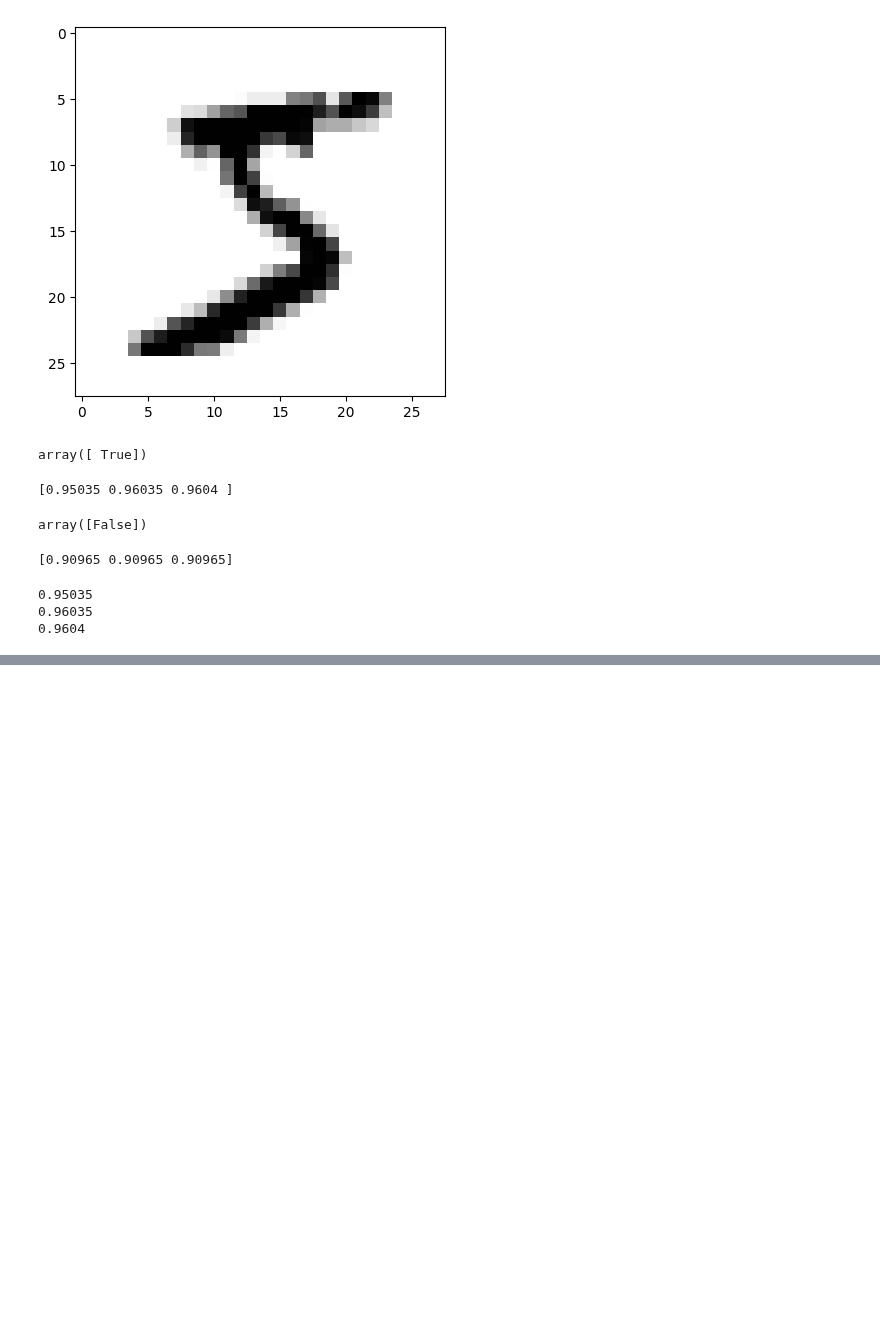
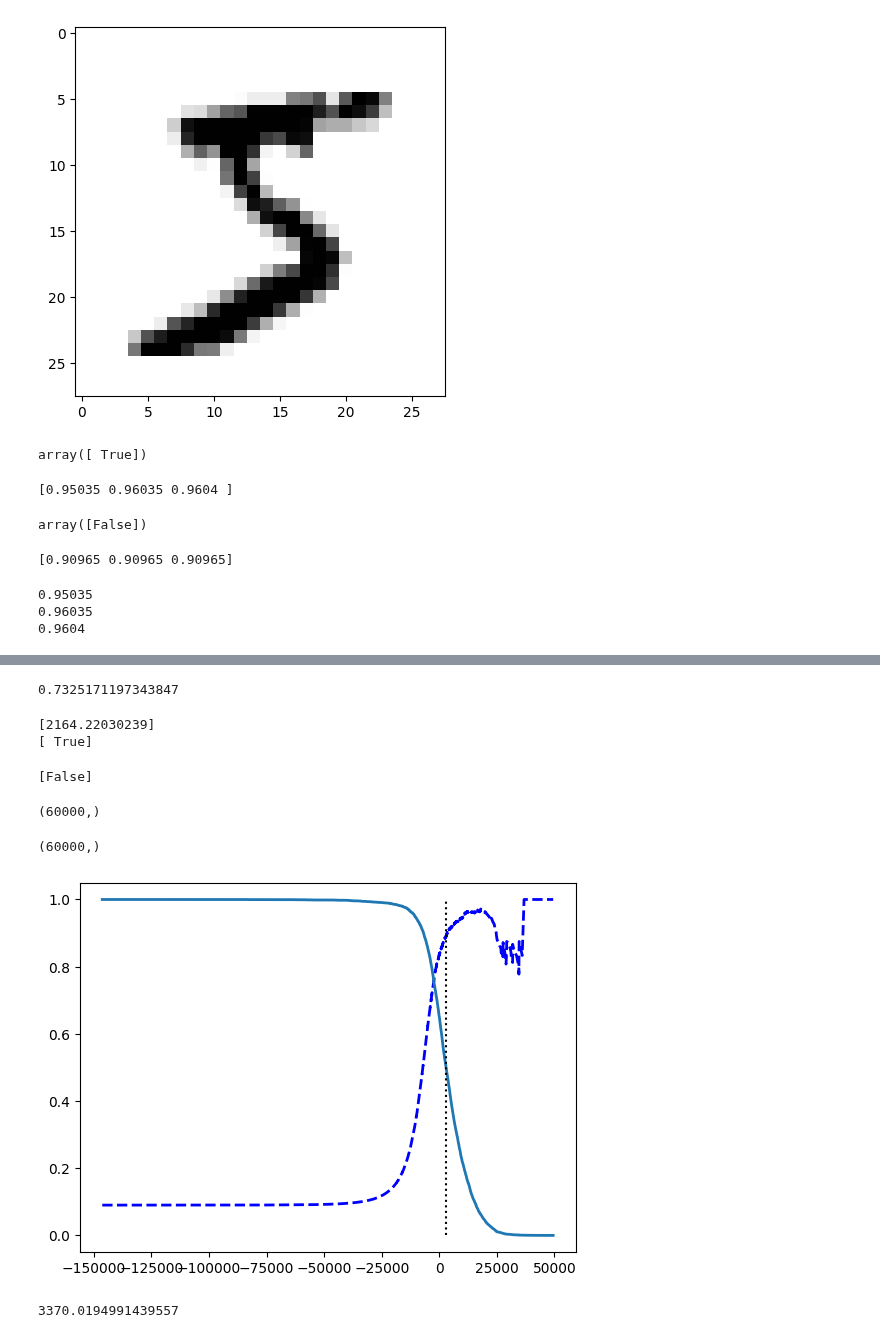
Before and after one commit to samay902/30-DAY-PROJECTHONN, a Jupyter notebook: p-6/custom.ipynb, the cells around one changed output, grey strips where cells are left out. Cells and saved outputs as stored; diff of their text form; code cells hidden in the pictures; blank space fills up the shorter version.

```diff
--- a/p-6/custom.ipynb
+++ b/p-6/custom.ipynb
@@ -108,0 +116,50 @@ print(precision_score(y))
+# %%
+from sklearn.metrics import f1_score
+f1sc=f1_score(y_train_9,y_train_pred)
+print(f1sc)
+# %% [output]
+0.7325171197343847
+# %%
+y_scores=classifier.decision_function([some_digit])
+print(y_scores)
+threshold=0
+y_some_digit=(y_scores>threshold)
+print(y_some_digit)
+# %% [output]
+[2164.22030239]
+[ True]
+# %%
+threshold=3000
+y_some_digit=(y_scores>threshold)
+print(y_some_digit)
+# %% [output]
+[False]
+# %%
+from sklearn.model_selection import cross_val_predict
+y_score=cross_val_predict(classifier,x_train,y_train_9,cv=3,method="decision_function")
+y_real=y_score.flatten()
+print(y_real.shape)
+# %% [output]
+(60000,)
+# %%
+
+from sklearn.metrics import precision_recall_curve
+print(y_train_9.shape)
+precision,recall,thresholds=precision_recall_curve(y_train_9,y_real)
+# %% [output]
+(60000,)
+# %%
+plt.plot(thresholds,precision[:-1],"b--",linewidth=2)
+plt.plot(thresholds,recall[:-1],linewidth=2)
+plt.vlines(threshold,0,1.0,"k","dotted",label="threshold")
+
+plt.show()
+# %% [output]
+[figure, added]
+# %%
+idx_for_90_prec=(precision>=0.90).argmax()#gets the first true value
+
+threshold_lowest=thresholds[idx_for_90_prec]
+print(threshold_lowest)
+# %% [output]
+3370.0194991439557
```
Also changed, not shown: parts of 3 cells of this notebook.
